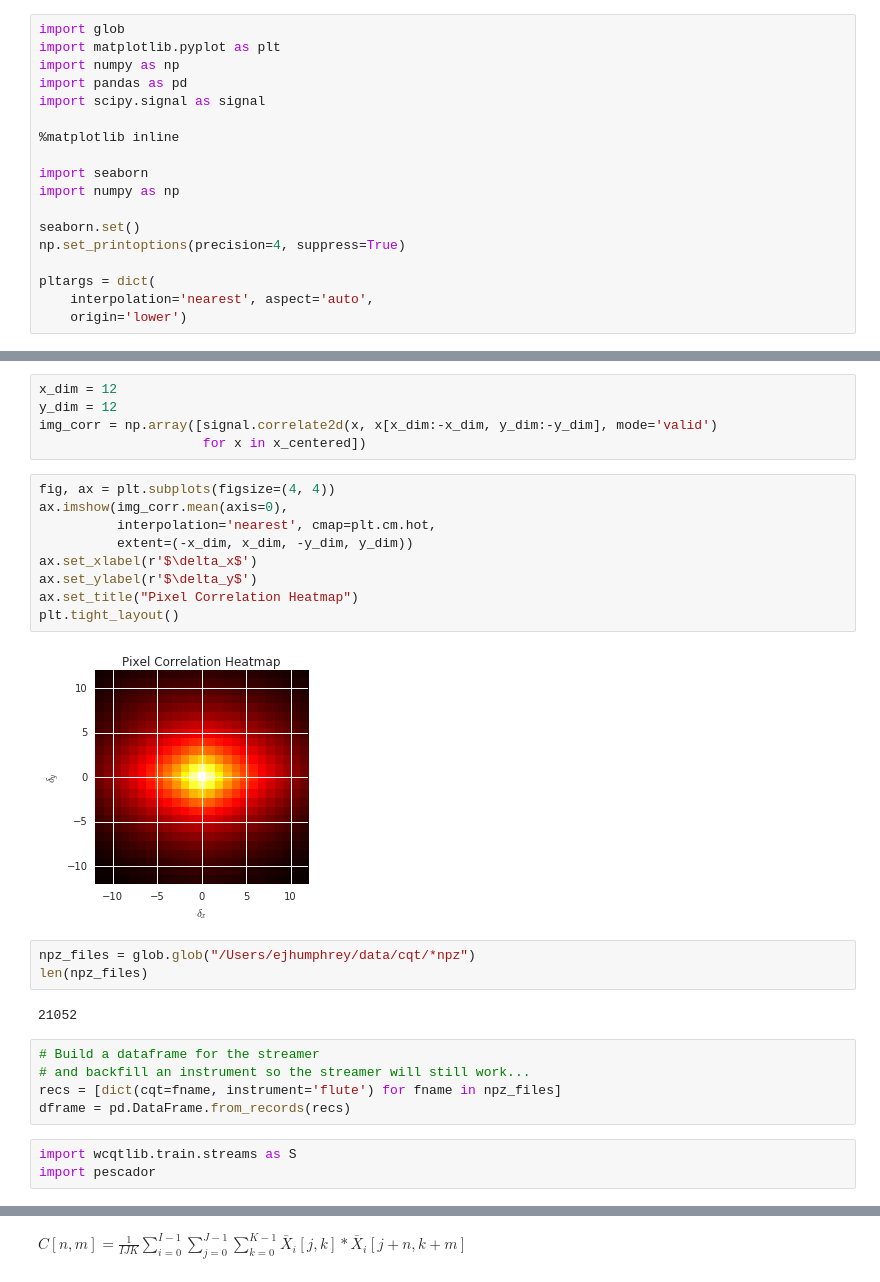
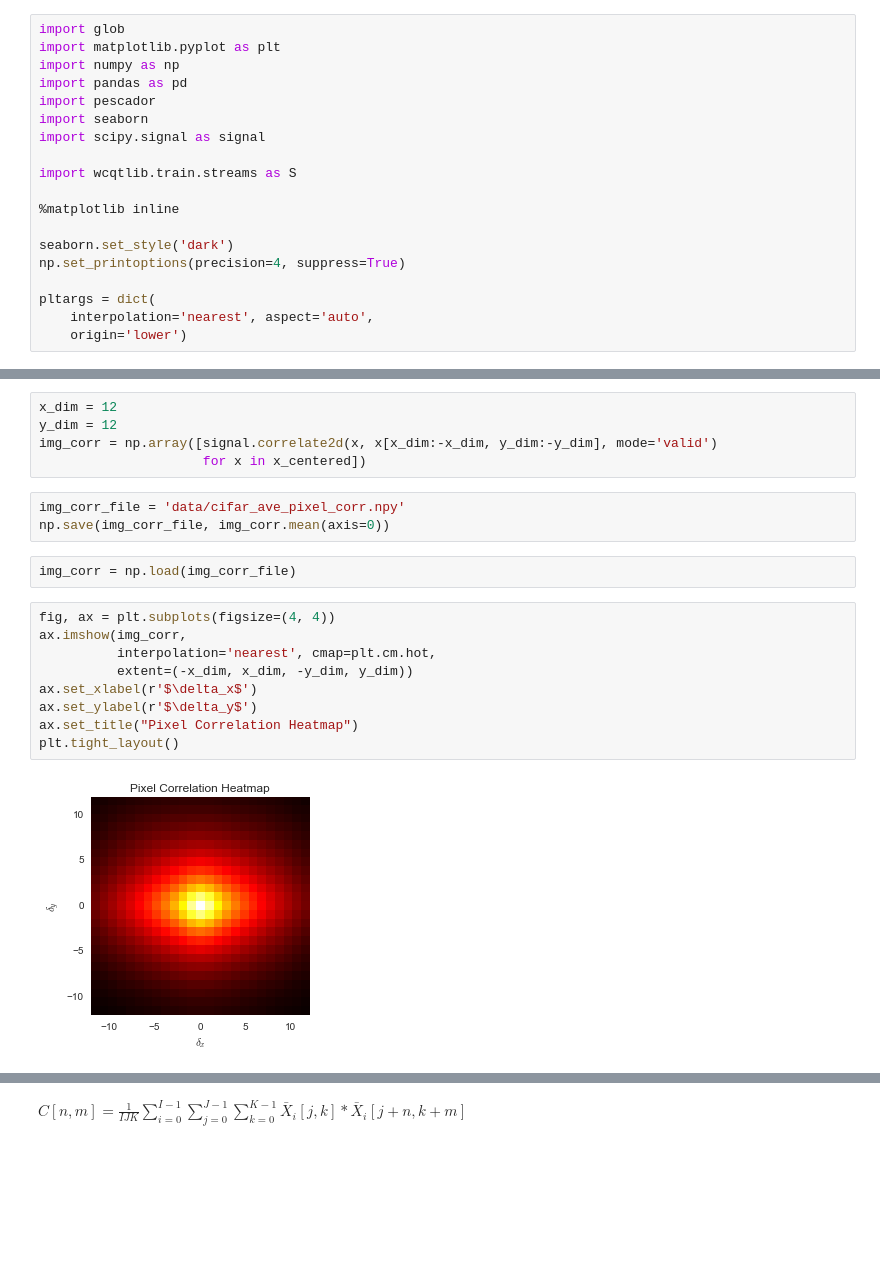
Before and after one commit to ejhumphrey/harmonic-cnn, a Jupyter notebook: data/covariance-inquiry.ipynb, the cells around one changed output, grey strips where cells are left out. Saved outputs shown, nothing was run; the diff lists cells and outputs as text; blank space fills up the shorter version.

```diff
--- a/data/covariance-inquiry.ipynb
+++ b/data/covariance-inquiry.ipynb
@@ -3,14 +7,15 @@ import glob
 import matplotlib.pyplot as plt
 import numpy as np
 import pandas as pd
+import pescador
+import seaborn
 import scipy.signal as signal
+
+import wcqtlib.train.streams as S
 
 %matplotlib inline
 
-import seaborn
-import numpy as np
-
-seaborn.set()
+seaborn.set_style('dark')
 np.set_printoptions(precision=4, suppress=True)
 
 pltargs = dict(
@@ -61,27 +51,19 @@ x_dim = 12
 y_dim = 12
 img_corr = np.array([signal.correlate2d(x, x[x_dim:-x_dim, y_dim:-y_dim], mode='valid')
                      for x in x_centered])
+# %%
+img_corr_file = 'data/cifar_ave_pixel_corr.npy'
+np.save(img_corr_file, img_corr.mean(axis=0))
+# %%
+img_corr = np.load(img_corr_file)
 # %%
 fig, ax = plt.subplots(figsize=(4, 4))
-ax.imshow(img_corr.mean(axis=0),
+ax.imshow(img_corr,
           interpolation='nearest', cmap=plt.cm.hot,
           extent=(-x_dim, x_dim, -y_dim, y_dim))
 ax.set_xlabel(r'$\delta_x$')
 ax.set_ylabel(r'$\delta_y$')
 ax.set_title("Pixel Correlation Heatmap")
 plt.tight_layout()
 # %% [output]
-[figure, old version]
+[figure, new version]
-# %%
-npz_files = glob.glob("/Users/ejhumphrey/data/cqt/*npz")
-len(npz_files)
-# %% [output]
-21052
-# %%
-# Build a dataframe for the streamer
-# and backfill an instrument so the streamer will still work...
-recs = [dict(cqt=fname, instrument='flute') for fname in npz_files]
-dframe = pd.DataFrame.from_records(recs)
-# %%
-import wcqtlib.train.streams as S
-import pescador
```
Also changed, not shown: parts of 21 cells of this notebook, 4 other files.
